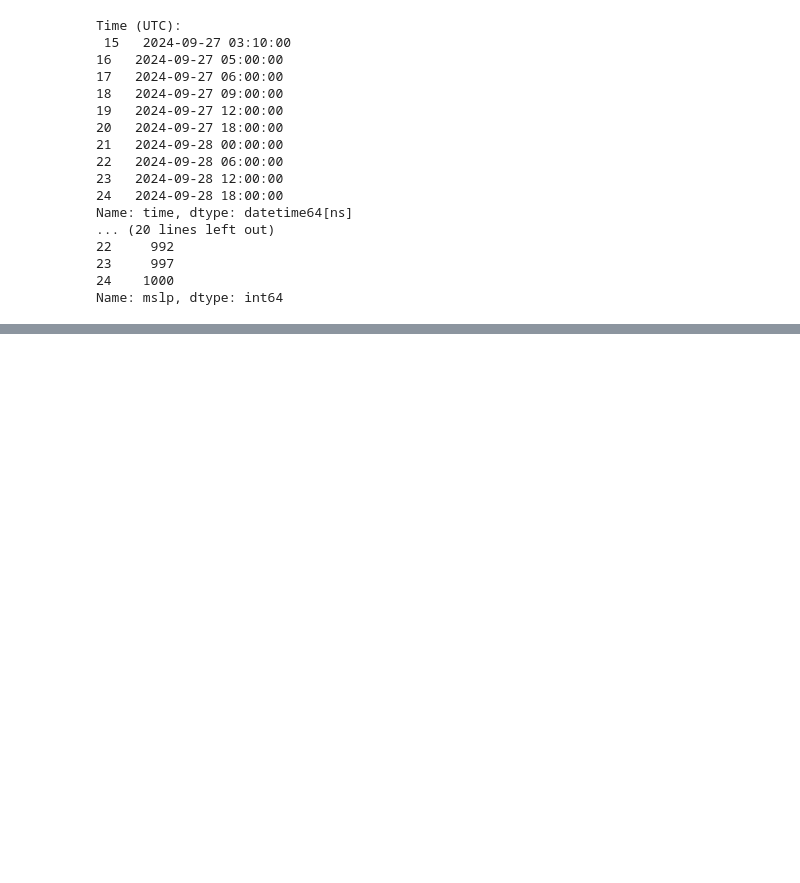
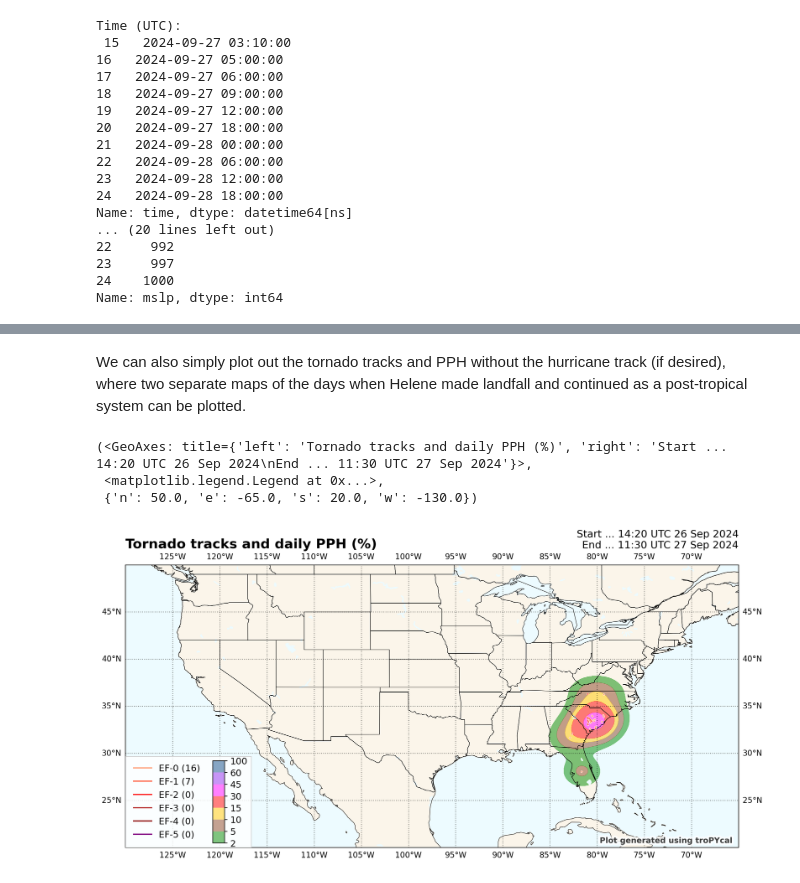
Before and after one commit to DAES433533/bluegreen, a Jupyter notebook: notebooks/Helene_Landfall_1.ipynb, the cells around one changed output, grey strips where cells are left out. Cells and saved outputs as stored; diff of their text form; code cells hidden in the pictures; blank space fills up the shorter version.

```diff
--- a/notebooks/Helene_Landfall_1.ipynb
+++ b/notebooks/Helene_Landfall_1.ipynb
@@ -158,0 +251,10 @@ Name: mslp, dtype: int64
+# %% [markdown]
+We can also simply plot out the tornado tracks and PPH without the hurricane track (if desired), where two separate maps of the days when Helene made landfall and continued as a post-tropical system can be plotted.
+# %%
+helene_tor_20240926 = tor_ds.plot_tors(dt(2024,9,26),plotPPH=True,return_ax=True)
+helene_tor_20240926
+# %% [output]
+(<GeoAxes: title={'left': 'Tornado tracks and daily PPH (%)', 'right': 'Start ... 14:20 UTC 26 Sep 2024\nEnd ... 11:30 UTC 27 Sep 2024'}>,
+ <matplotlib.legend.Legend at 0x...>,
+ {'n': 50.0, 'e': -65.0, 's': 20.0, 'w': -130.0})
+[figure, added]
```
Also changed, not shown: parts of 20 cells of this notebook, 1 other file.
